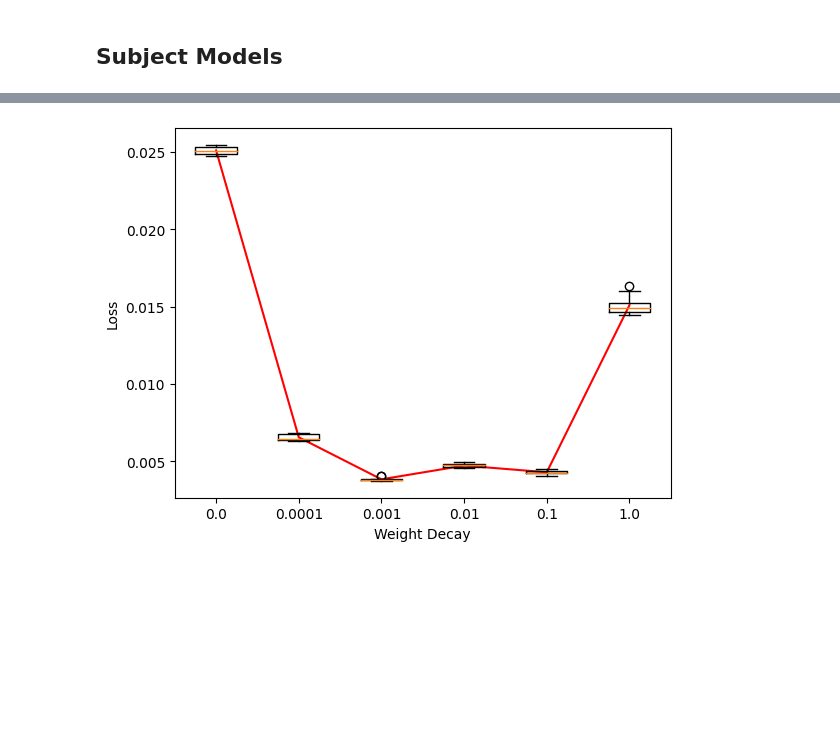
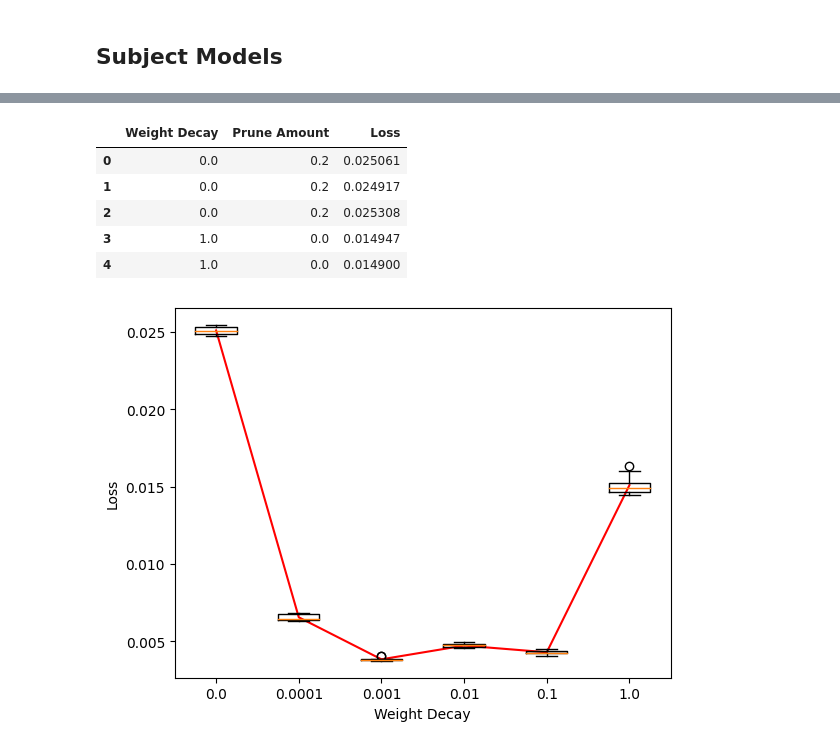
Before and after one commit to pleask/ALMI, a Jupyter notebook: analysis.ipynb, the cells around one changed output, grey strips where cells are left out. Cells and saved outputs as stored; diff of their text form; code cells hidden in the pictures; blank space fills up the shorter version.

```diff
--- a/analysis.ipynb
+++ b/analysis.ipynb
@@ -107,2 +124,26 @@ df = pd.DataFrame([(run.config['weight_decay'], run.summary['validation_loss'])
+# %%
+import pandas as pd
+from scipy import stats
+
+run_data = []
+for run in runs:
+    if run.summary['_wandb']['runtime'] < 10:
+        continue
+    try:
+        prune_amount = run.config['prune_amount']
+    except KeyError:
+        prune_amount = 0.
+    run_data.append((run.config['weight_decay'], prune_amount, run.summary['validation_loss']))
+
+df = pd.DataFrame(run_data, columns=['Weight Decay', 'Prune Amount', 'Loss'])
+
+df.head()
+# %% [output]
+|  | Weight Decay | Prune Amount | Loss |
+| 0 | 0.0 | 0.2 | 0.025061 |
+| 1 | 0.0 | 0.2 | 0.024917 |
+| 2 | 0.0 | 0.2 | 0.025308 |
+| 3 | 1.0 | 0.0 | 0.014947 |
+| 4 | 1.0 | 0.0 | 0.014900 |
 # %%
 import matplotlib.pyplot as plt
```
Also changed, not shown: parts of 9 cells of this notebook.
